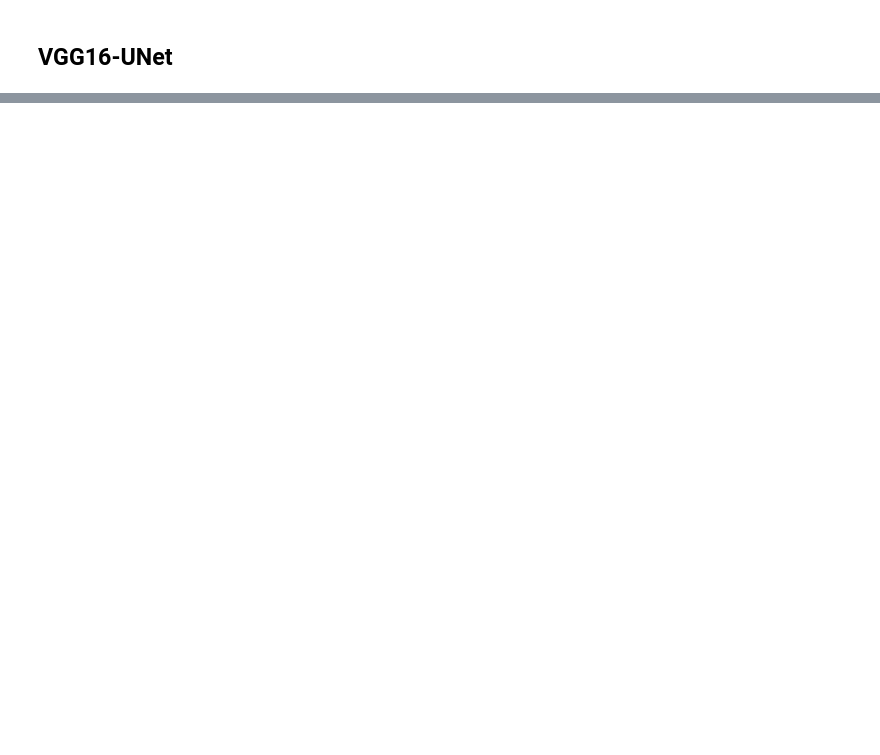
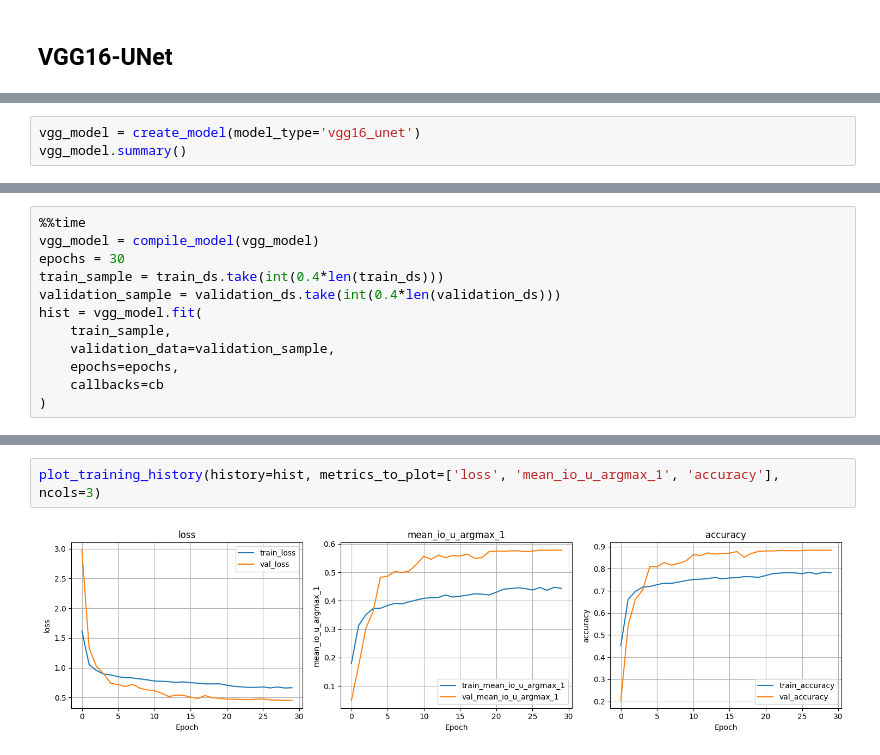
Before and after one commit to amadousysada/image-segmentation, a Jupyter notebook: p8_01_exploration_and_features_extraction.ipynb, the cells around one changed output, grey strips where cells are left out. Saved outputs shown, nothing was run; the diff lists cells and outputs as text; blank space fills up the shorter version.

```diff
--- a/p8_01_exploration_and_features_extraction.ipynb
+++ b/p8_01_exploration_and_features_extraction.ipynb
@@ -872,0 +836,3 @@ def deeplabv3plus_resnet50(input_shape=(224,224,3), num_classes=8):
+# %%
+vgg_model = create_model(model_type='vgg16_unet')
+vgg_model.summary()
@@ -872,0 +865,12 @@ def deeplabv3plus_resnet50(input_shape=(224,224,3), num_classes=8):
+# %%
+%%time
+vgg_model = compile_model(vgg_model)
+epochs = 30
+train_sample = train_ds.take(int(0.4*len(train_ds)))
+validation_sample = validation_ds.take(int(0.4*len(validation_ds)))
+hist = vgg_model.fit(
+    train_sample,
+    validation_data=validation_sample,
+    epochs=epochs,
+    callbacks=cb
+)
@@ -872,0 +895,4 @@ def deeplabv3plus_resnet50(input_shape=(224,224,3), num_classes=8):
+# %%
+plot_training_history(history=hist, metrics_to_plot=['loss', 'mean_io_u_argmax_1', 'accuracy'], ncols=3)
+# %% [output]
+[figure, added]
```
Also changed, not shown: parts of 24 cells of this notebook.
